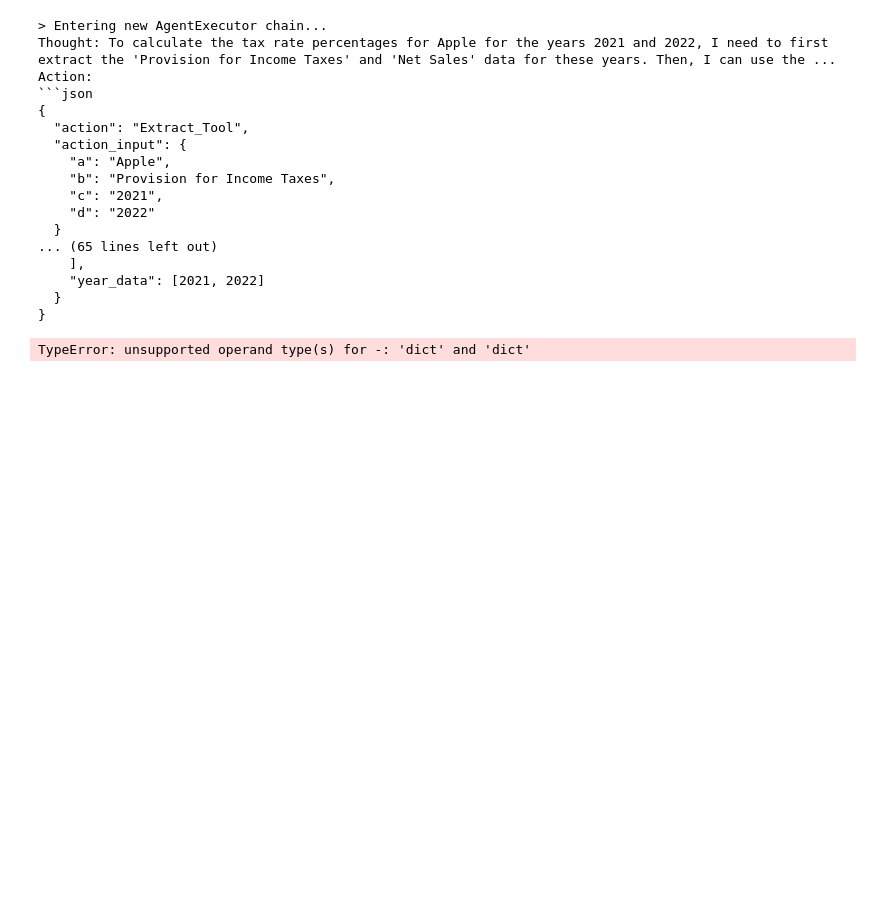
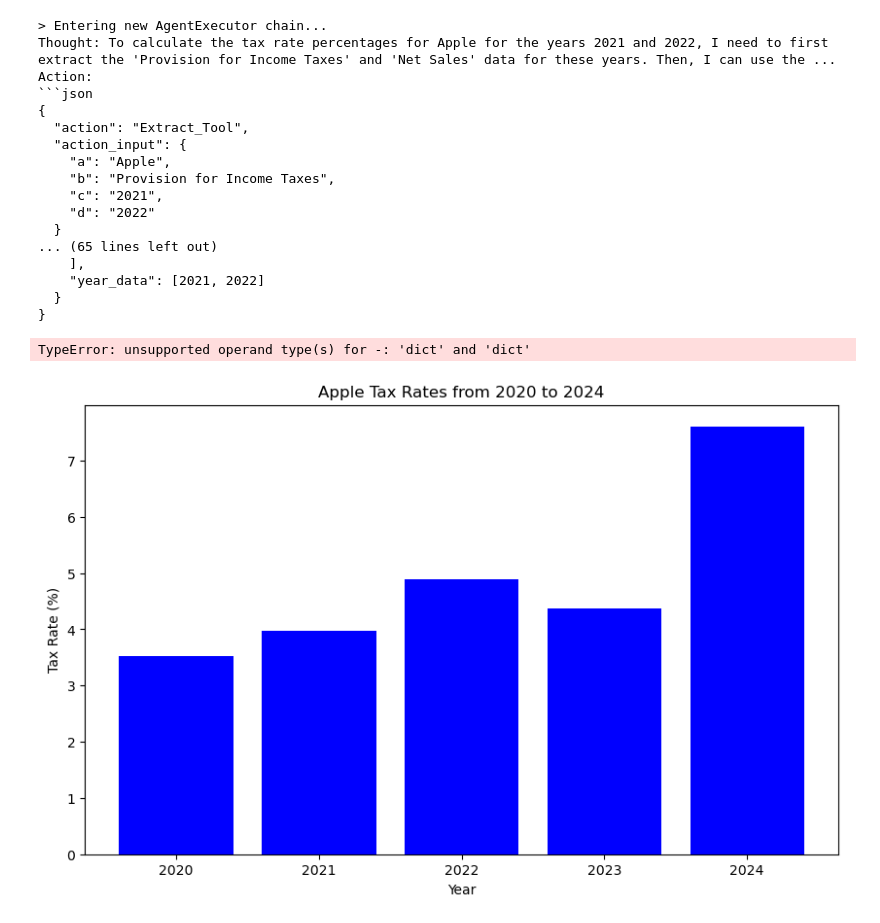
Before and after one commit to gun310801/FinAI-Financial-Report-Generator, a Jupyter notebook: demo/try.ipynb, the cells around one changed output. Saved outputs shown, nothing was run; the diff lists cells and outputs as text; code cells hidden in the pictures; blank space fills up the shorter version.

```diff
--- a/demo/try.ipynb
+++ b/demo/try.ipynb
@@ -102,3 +102,23 @@ Action:
   }
 }
 TypeError: unsupported operand type(s) for -: 'dict' and 'dict'
+# %%
+import matplotlib.pyplot as plt
+
+# Tax rates data for Apple
+years = [2020, 2021, 2022, 2023, 2024]
+tax_rates = [3.53, 3.97, 4.89, 4.37, 7.61]
+
+# Create a bar graph
+plt.figure(figsize=(10, 6))
+plt.bar(years, tax_rates, color='blue')
+
+# Add titles and labels
+plt.title('Apple Tax Rates from 2020 to 2024')
+plt.xlabel('Year')
+plt.ylabel('Tax Rate (%)')
+plt.xticks(years)
+
+plt.savefig('temp.png')
+# %% [output]
+[figure, added]
```
Also changed, not shown: 13 other files.
